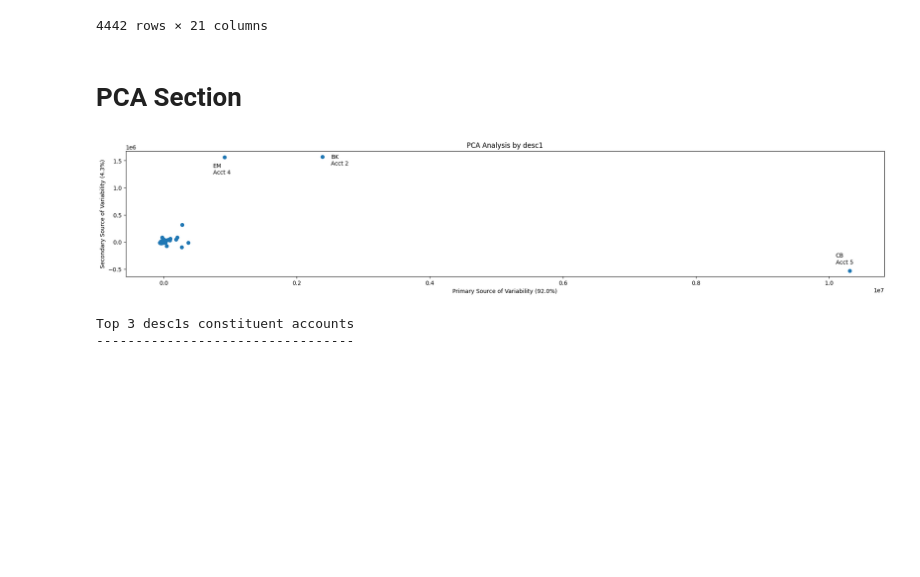
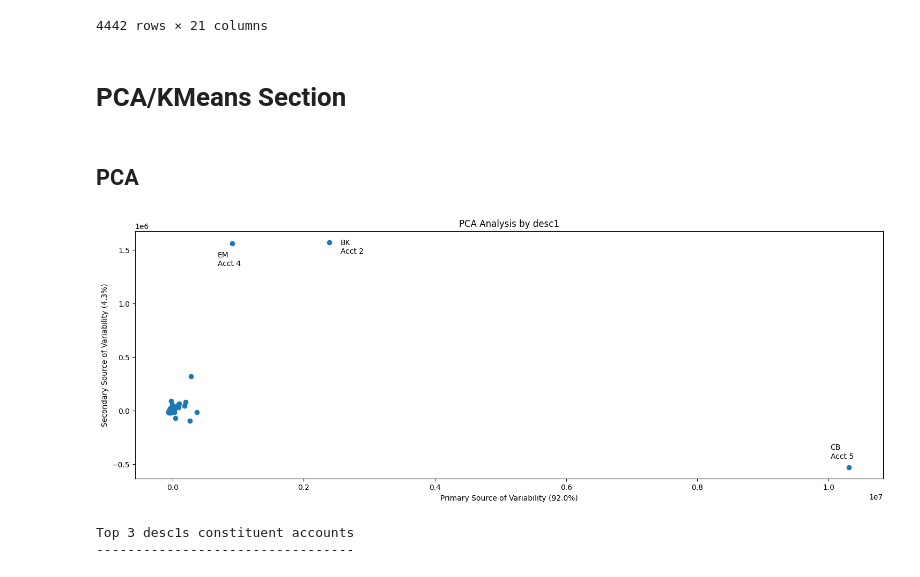
Before and after one commit to lelandjmurrin/Acquisition_Due_Dilligence_Capstone_Project, a Jupyter notebook: GeneralLedgerTxns_EDA.ipynb, the cells around one changed output. Cells and saved outputs as stored; diff of their text form; code cells hidden in the pictures; blank space fills up the shorter version.

```diff
--- a/GeneralLedgerTxns_EDA.ipynb
+++ b/GeneralLedgerTxns_EDA.ipynb
@@ -323,25 +443,27 @@ df_trends
 |  |  | NQ | 0.00 | 0.00 | 0.00 | 0.00 | 0.00 | 0.00 | 0.00 | 0.00 | 0.00 | ... |
 4442 rows × 21 columns
 # %% [markdown]
-# PCA Section
+# PCA/KMeans Section
+# %% [markdown]
+## PCA
 # %%
 # np.argmax(pca.components_[0])
 # X_pca
 pca = PCA(n_components=2, random_state=0)
 X_trends = df_trends.drop("trends", axis = 1).sum(axis = 1).unstack("desc1").reset_index().drop(["fyear", "Period"], axis = 1).T.fillna(0)
 X_pca = pca.fit_transform(X_trends)
 X_trends["pca1"], X_trends["pca2"] = X_pca[:,0], X_pca[:,1]
 X_trends["pca_tuple"] = X_trends.apply(lambda x: (x.pca1, x.pca2), axis = 1)
-plt.figure(figsize = (24,4))
+plt.figure(figsize = (18,6))
 plt.scatter(x = X_trends.pca1, y = X_trends.pca2)
 plt.title("PCA Analysis by desc1")
 plt.xlabel(f"Primary Source of Variability ({round(pca.explained_variance_ratio_[0]*100, 1)}%)")
 plt.ylabel(f"Secondary Source of Variability ({round(pca.explained_variance_ratio_[1]*100, 1)}%)")
 
 for desc1, acct, offset in zip(["CB", "EM", "BK"], ["Acct 5", "Acct 4", "Acct 2"], [(-25, 12), (-20, -30), (15, -15)]):
     plt.annotate(f"{desc1}\n{acct}", xy = X_trends.pca_tuple[desc1], xytext = offset, textcoords = "offset points") #TODO: Adjust annotation for aesthics
 # %% [output]
-[figure, old version]
+[figure, new version]
 # %%
 pd.options.display.float_format = '{:,.0f}%'.format
 print_str = "Top 3 desc1s constituent accounts"
```
Also changed, not shown: parts of 12 cells of this notebook, 2 other files.
